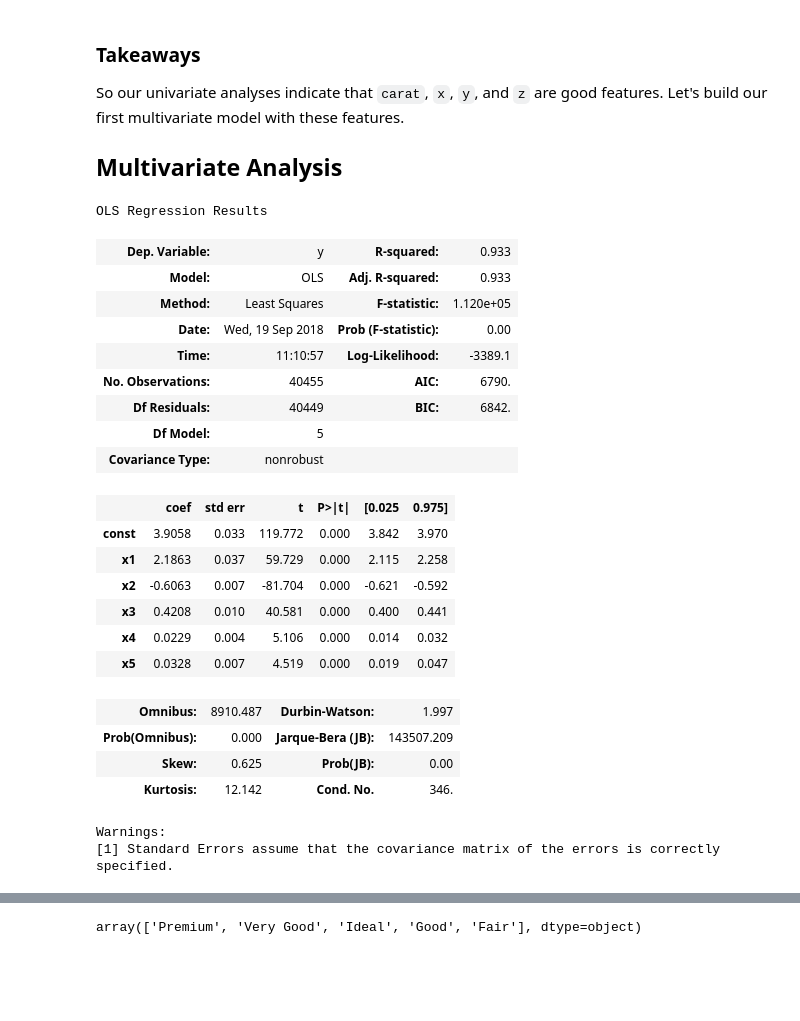
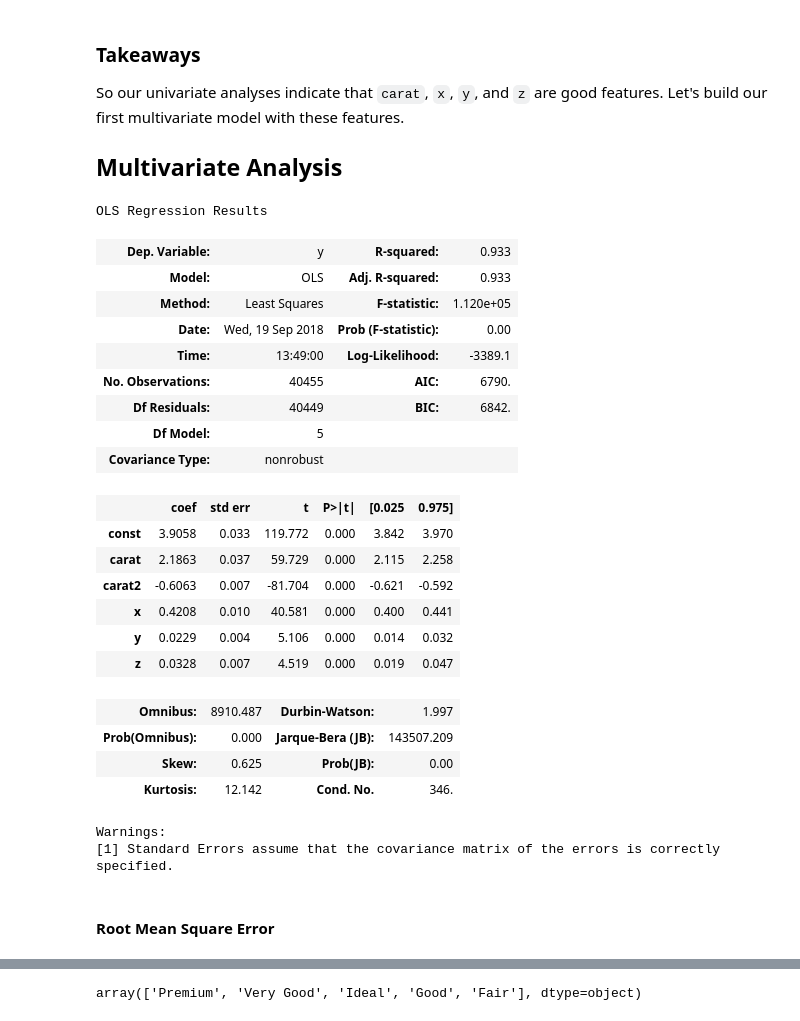
Before and after one commit to benedictaquino/diamond-pricing, a Jupyter notebook: notebooks/EDA.ipynb, the cells around one changed output, grey strips where cells are left out. Cells and saved outputs as stored; diff of their text form; code cells hidden in the pictures; blank space fills up the shorter version.

```diff
--- a/notebooks/EDA.ipynb
+++ b/notebooks/EDA.ipynb
@@ -333,8 +342,8 @@ sns.scatterplot(x='y', y='lnprice', data=diamonds, alpha=0.25);
 # %% [output]
 [figure]
 # %%
-y = diamonds['lnprice'].values
-X = sm.add_constant(diamonds['y'].values)
+y = diamonds['lnprice']
+X = sm.add_constant(diamonds['y'])
 
 lm_y = sm.OLS(y, X)
 lm_y_fitted = lm_y.fit()
@@ -412,8 +421,8 @@ sns.scatterplot(x='z', y='lnprice', data=diamonds, alpha=0.25);
 # %% [output]
 [figure]
 # %%
-y = diamonds['lnprice'].values
-X = sm.add_constant(diamonds['z'].values)
+y = diamonds['lnprice']
+X = sm.add_constant(diamonds['z'])
 
 lm_z = sm.OLS(y, X)
 lm_z_fitted = lm_z.fit()
@@ -495,8 +504,8 @@ sns.scatterplot(x='depth', y='lnprice', data=diamonds, alpha=0.25);
 # %% [markdown]
 Kinda looks like it goes straight up.
 # %%
-y = diamonds['lnprice'].values
-X = sm.add_constant(diamonds['depth'].values)
+y = diamonds['lnprice']
+X = sm.add_constant(diamonds['depth'])
 
 lm_depth = sm.OLS(y, X)
 lm_depth_fitted = lm_depth.fit()
@@ -542,8 +551,8 @@ sns.scatterplot(x='table', y='lnprice', data=diamonds, alpha=0.25);
 # %% [output]
 [figure]
 # %%
-y = diamonds['lnprice'].values
-X = sm.add_constant(diamonds['table'].values)
+y = diamonds['lnprice']
+X = sm.add_constant(diamonds['table'])
 
 lm_table = sm.OLS(y, X)
 lm_table_fitted = lm_table.fit()
@@ -582,37 +591,39 @@ So our univariate analyses indicate that `carat`, `x`, `y`, and `z` are good fea
 
 ## Multivariate Analysis
 # %%
-y = diamonds['lnprice'].values
-X = sm.add_constant(diamonds[['carat', 'carat2', 'x', 'y', 'z']].values)
+y = diamonds['lnprice']
+X = sm.add_constant(diamonds[['carat', 'carat2', 'x', 'y', 'z']])
 
 lm_multi = sm.OLS(y, X)
 lm_multi_fitted = lm_multi.fit()
 
 lm_multi_fitted.summary()
 # %% [output]
 OLS Regression Results
 | Dep. Variable: | y | R-squared: | 0.933 |
 | Model: | OLS | Adj. R-squared: | 0.933 |
 | Method: | Least Squares | F-statistic: | 1.120e+05 |
 | Date: | Wed, 19 Sep 2018 | Prob (F-statistic): | 0.00 |
-| Time: | 11:10:57 | Log-Likelihood: | -3389.1 |
+| Time: | 13:49:00 | Log-Likelihood: | -3389.1 |
 | No. Observations: | 40455 | AIC: | 6790. |
 | Df Residuals: | 40449 | BIC: | 6842. |
 | Df Model: | 5 |  |  |
 | Covariance Type: | nonrobust |  |  |
 |  | coef | std err | t | P>|t| | [0.025 | 0.975] |
 | const | 3.9058 | 0.033 | 119.772 | 0.000 | 3.842 | 3.970 |
-| x1 | 2.1863 | 0.037 | 59.729 | 0.000 | 2.115 | 2.258 |
-| x2 | -0.6063 | 0.007 | -81.704 | 0.000 | -0.621 | -0.592 |
-| x3 | 0.4208 | 0.010 | 40.581 | 0.000 | 0.400 | 0.441 |
-| x4 | 0.0229 | 0.004 | 5.106 | 0.000 | 0.014 | 0.032 |
-| x5 | 0.0328 | 0.007 | 4.519 | 0.000 | 0.019 | 0.047 |
+| carat | 2.1863 | 0.037 | 59.729 | 0.000 | 2.115 | 2.258 |
+| carat2 | -0.6063 | 0.007 | -81.704 | 0.000 | -0.621 | -0.592 |
+| x | 0.4208 | 0.010 | 40.581 | 0.000 | 0.400 | 0.441 |
+| y | 0.0229 | 0.004 | 5.106 | 0.000 | 0.014 | 0.032 |
+| z | 0.0328 | 0.007 | 4.519 | 0.000 | 0.019 | 0.047 |
 | Omnibus: | 8910.487 | Durbin-Watson: | 1.997 |
 | Prob(Omnibus): | 0.000 | Jarque-Bera (JB): | 143507.209 |
 | Skew: | 0.625 | Prob(JB): | 0.00 |
 | Kurtosis: | 12.142 | Cond. No. | 346. |
 Warnings:
 [1] Standard Errors assume that the covariance matrix of the errors is correctly specified.
+# %% [markdown]
+#### Root Mean Square Error
 # %%
 np.sqrt(lm_multi_fitted.mse_resid)
 # %% [output]
```
Also changed, not shown: parts of 35 cells of this notebook, 1 other file.
